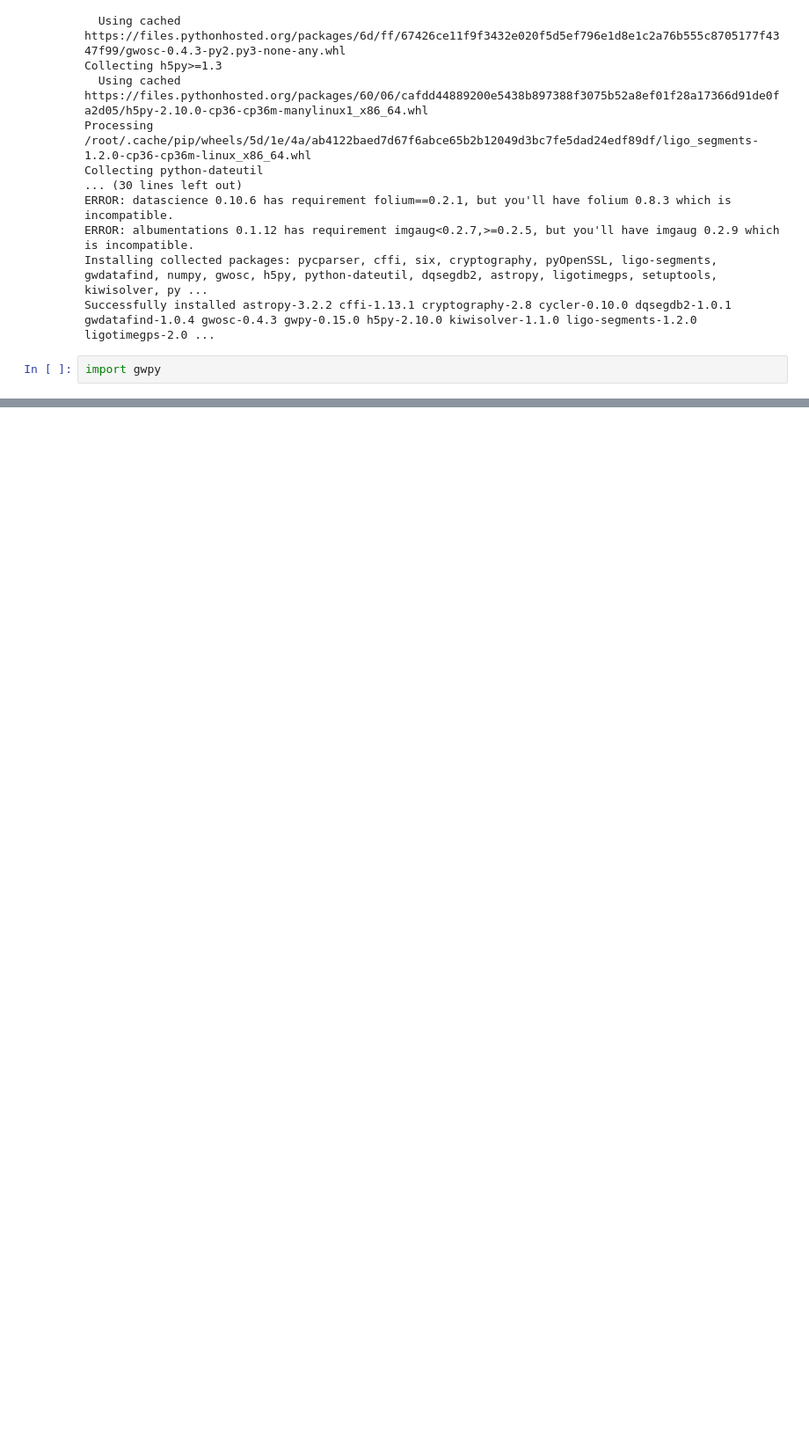
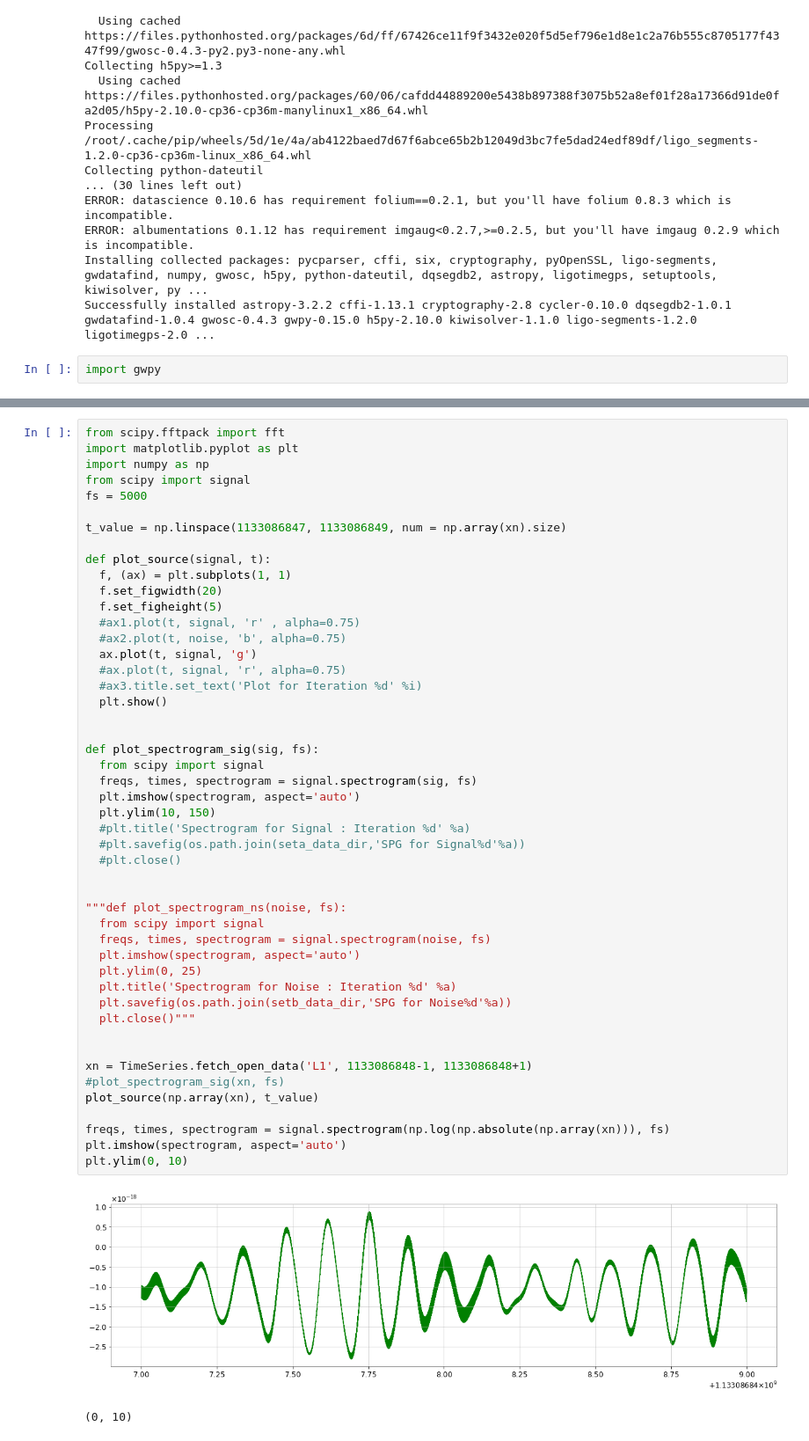
Before and after one commit to SGRGit/gwOsc, a Jupyter notebook: DataPrepBlipGlitches.ipynb, the cells around one changed output, grey strips where cells are left out. Shown at 88% size. Cells and saved outputs as stored; diff of their text form; blank space fills up the shorter version.

```diff
--- a/DataPrepBlipGlitches.ipynb
+++ b/DataPrepBlipGlitches.ipynb
@@ -91,0 +82,51 @@ ValueError: ignored
+# %%
+from scipy.fftpack import fft
+import matplotlib.pyplot as plt
+import numpy as np
+from scipy import signal
+fs = 5000
+
+t_value = np.linspace(1133086847, 1133086849, num = np.array(xn).size)
+
+def plot_source(signal, t):
+  f, (ax) = plt.subplots(1, 1)
+  f.set_figwidth(20)
+  f.set_figheight(5)
+  #ax1.plot(t, signal, 'r' , alpha=0.75)
+  #ax2.plot(t, noise, 'b', alpha=0.75)
+  ax.plot(t, signal, 'g')
+  #ax.plot(t, signal, 'r', alpha=0.75)
+  #ax3.title.set_text('Plot for Iteration %d' %i)
+  plt.show()
+
+
+def plot_spectrogram_sig(sig, fs):
+  from scipy import signal
+  freqs, times, spectrogram = signal.spectrogram(sig, fs)
+  plt.imshow(spectrogram, aspect='auto')
+  plt.ylim(10, 150)
+  #plt.title('Spectrogram for Signal : Iteration %d' %a)
+  #plt.savefig(os.path.join(seta_data_dir,'SPG for Signal%d'%a))
+  #plt.close()
+
+
+"""def plot_spectrogram_ns(noise, fs):
+  from scipy import signal
+  freqs, times, spectrogram = signal.spectrogram(noise, fs)
+  plt.imshow(spectrogram, aspect='auto')
+  plt.ylim(0, 25)
+  plt.title('Spectrogram for Noise : Iteration %d' %a)
+  plt.savefig(os.path.join(setb_data_dir,'SPG for Noise%d'%a))
+  plt.close()"""
+
+
+xn = TimeSeries.fetch_open_data('L1', 1133086848-1, 1133086848+1)
+#plot_spectrogram_sig(xn, fs)
+plot_source(np.array(xn), t_value)
+
+freqs, times, spectrogram = signal.spectrogram(np.log(np.absolute(np.array(xn))), fs)
+plt.imshow(spectrogram, aspect='auto')
+plt.ylim(0, 10)
+# %% [output]
+[figure, added]
+(0, 10)
```
Also changed, not shown: parts of 16 cells of this notebook.
